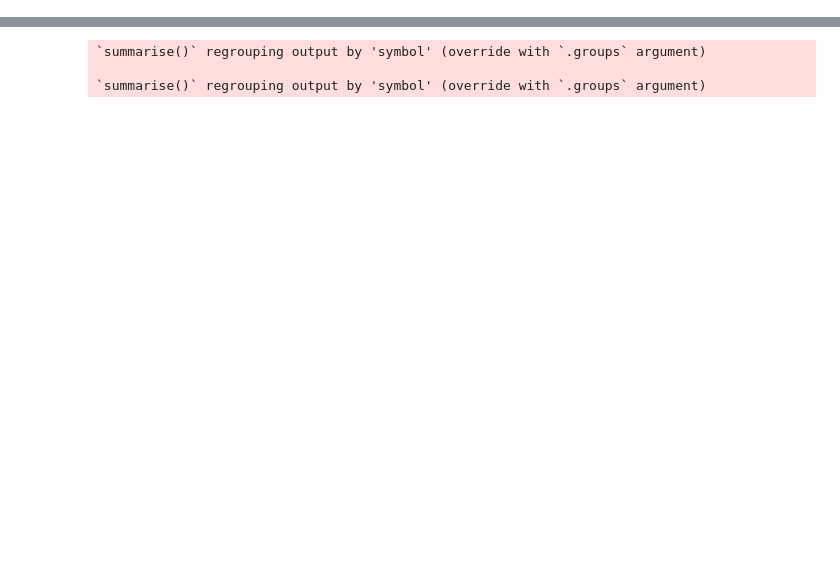
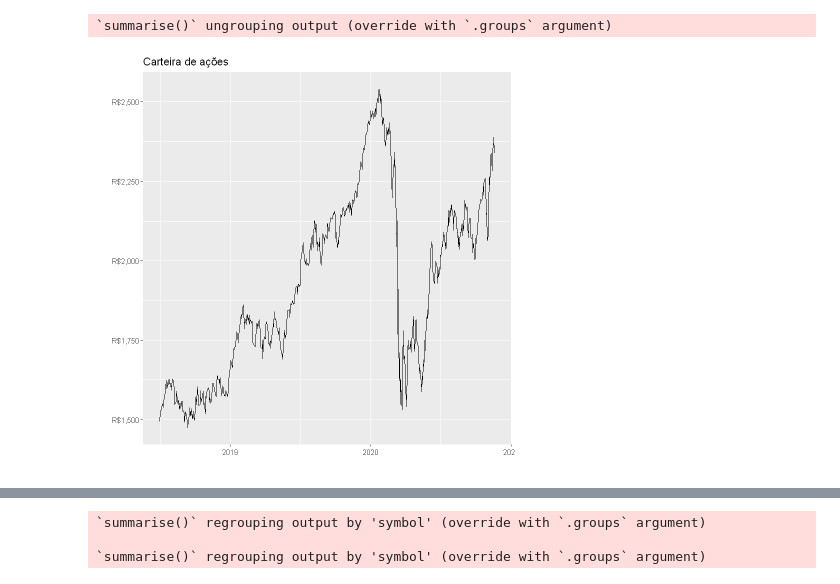
Before and after one commit to GabrielMarquezMatte/Meus-Arquivos, a Jupyter notebook: Ações e opções/Ações.ipynb, the cells around one changed output, grey strips where cells are left out. Drawn from its saved outputs; the diff is of its cells as text; code cells hidden in the pictures; blank space fills up the shorter version.

```diff
--- a/Ações e opções/Ações.ipynb
+++ b/Ações e opções/Ações.ipynb
@@ -30,0 +66,14 @@ s <- tq_get(acoes, from = "2010-01-01")
+# %%
+carteira <- tot %>%
+  group_by(date) %>%
+  summarise(carteira = sum(adjusted), dividendos = sum(value))
+carteira$variacao <- c(0,diff(carteira$carteira)/carteira$carteira[2:nrow(carteira)-1])
+carteira$drawdown <- carteira$carteira/cummax(carteira$carteira)-1
+ggplot(carteira, aes(x = date, y = carteira))+
+  geom_line()+
+  labs(x = "", y = "", title = "Carteira de ações")+
+  scale_y_continuous(labels = scales::dollar_format(prefix = "R$"))+
+  geom_vline(xintercept = as.Date(mudanca_recente), lty = 2)
+# %% [output]
+`summarise()` ungrouping output (override with `.groups` argument)
+[figure, added]
```
Also changed, not shown: parts of 18 cells of this notebook, 18 other files.
